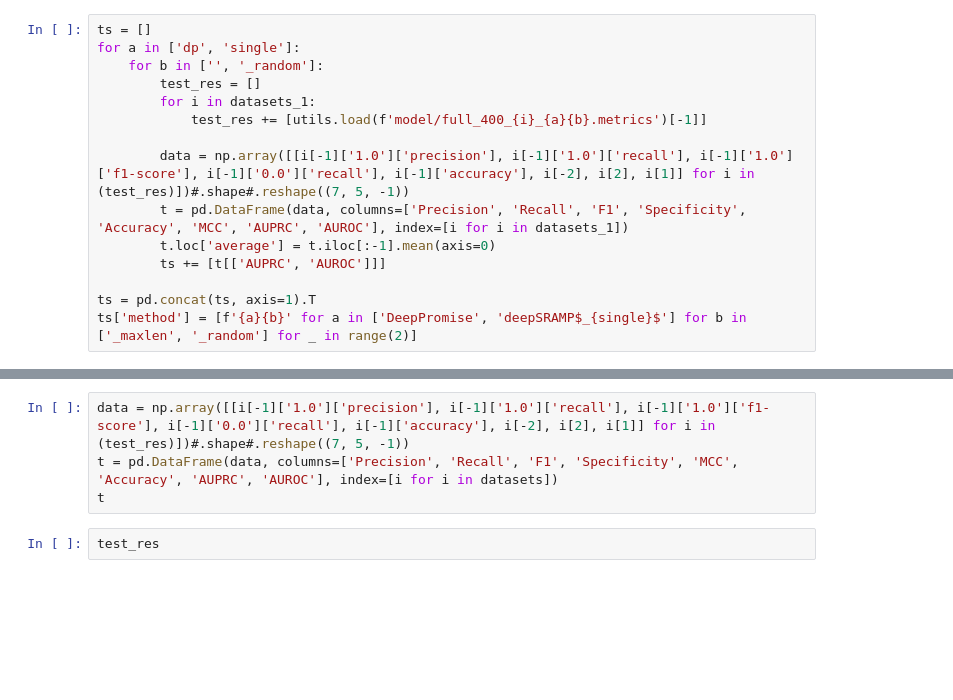
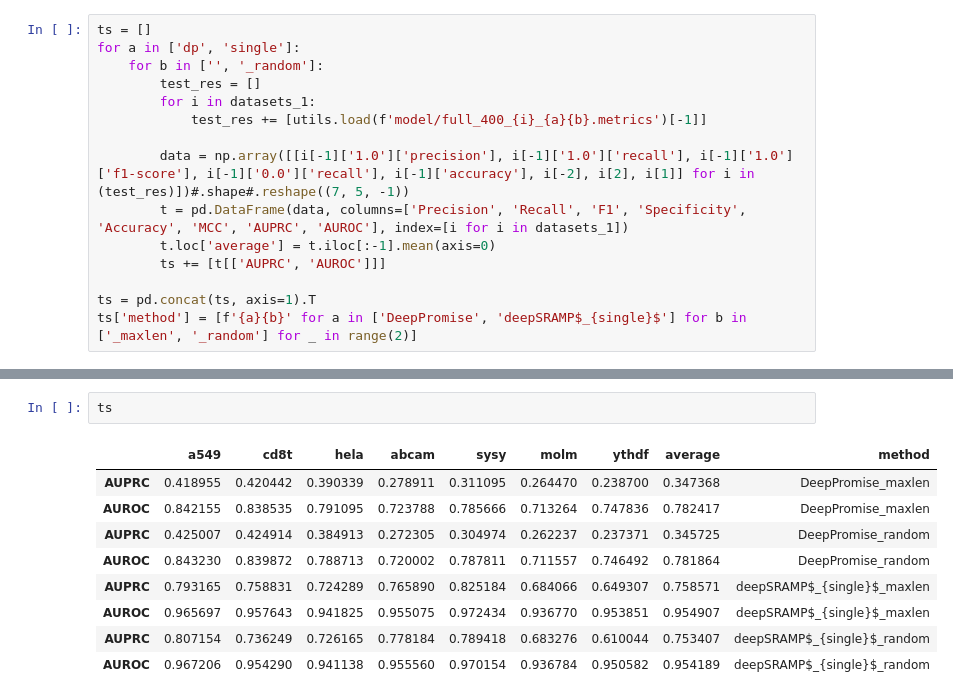
Before and after one commit to zhfanrui/deepSRAMP, a Jupyter notebook: fig2.ipynb, the cells around one changed output, grey strips where cells are left out. Saved outputs shown, nothing was run; the diff lists cells and outputs as text; blank space fills up the shorter version.

```diff
--- a/fig2.ipynb
+++ b/fig2.ipynb
@@ -1009,6 +577,12 @@ for i in datasets:
-# %%
-data = np.array([[i[-1]['1.0']['precision'], i[-1]['1.0']['recall'], i[-1]['1.0']['f1-score'], i[-1]['0.0']['recall'], i[-1]['accuracy'], i[-2], i[2], i[1]] for i in (test_res)])#.shape#.reshape((7, 5, -1))
-t = pd.DataFrame(data, columns=['Precision', 'Recall', 'F1', 'Specificity', 'MCC', 'Accuracy', 'AUPRC', 'AUROC'], index=[i for i in datasets])
-t
-# %%
-test_res
+# %%
+ts
+# %% [output]
+|  | a549 | cd8t | hela | abcam | sysy | molm | ythdf | average | method |
+| AUPRC | 0.418955 | 0.420442 | 0.390339 | 0.278911 | 0.311095 | 0.264470 | 0.238700 | 0.347368 | DeepPromise_maxlen |
+| AUROC | 0.842155 | 0.838535 | 0.791095 | 0.723788 | 0.785666 | 0.713264 | 0.747836 | 0.782417 | DeepPromise_maxlen |
+| AUPRC | 0.425007 | 0.424914 | 0.384913 | 0.272305 | 0.304974 | 0.262237 | 0.237371 | 0.345725 | DeepPromise_random |
+| AUROC | 0.843230 | 0.839872 | 0.788713 | 0.720002 | 0.787811 | 0.711557 | 0.746492 | 0.781864 | DeepPromise_random |
+| AUPRC | 0.793165 | 0.758831 | 0.724289 | 0.765890 | 0.825184 | 0.684066 | 0.649307 | 0.758571 | deepSRAMP$_{single}$_maxlen |
+| AUROC | 0.965697 | 0.957643 | 0.941825 | 0.955075 | 0.972434 | 0.936770 | 0.953851 | 0.954907 | deepSRAMP$_{single}$_maxlen |
+| AUPRC | 0.807154 | 0.736249 | 0.726165 | 0.778184 | 0.789418 | 0.683276 | 0.610044 | 0.753407 | deepSRAMP$_{single}$_random |
+| AUROC | 0.967206 | 0.954290 | 0.941138 | 0.955560 | 0.970154 | 0.936784 | 0.950582 | 0.954189 | deepSRAMP$_{single}$_random |
```
Also changed, not shown: parts of 29 cells of this notebook, 38 other files.
